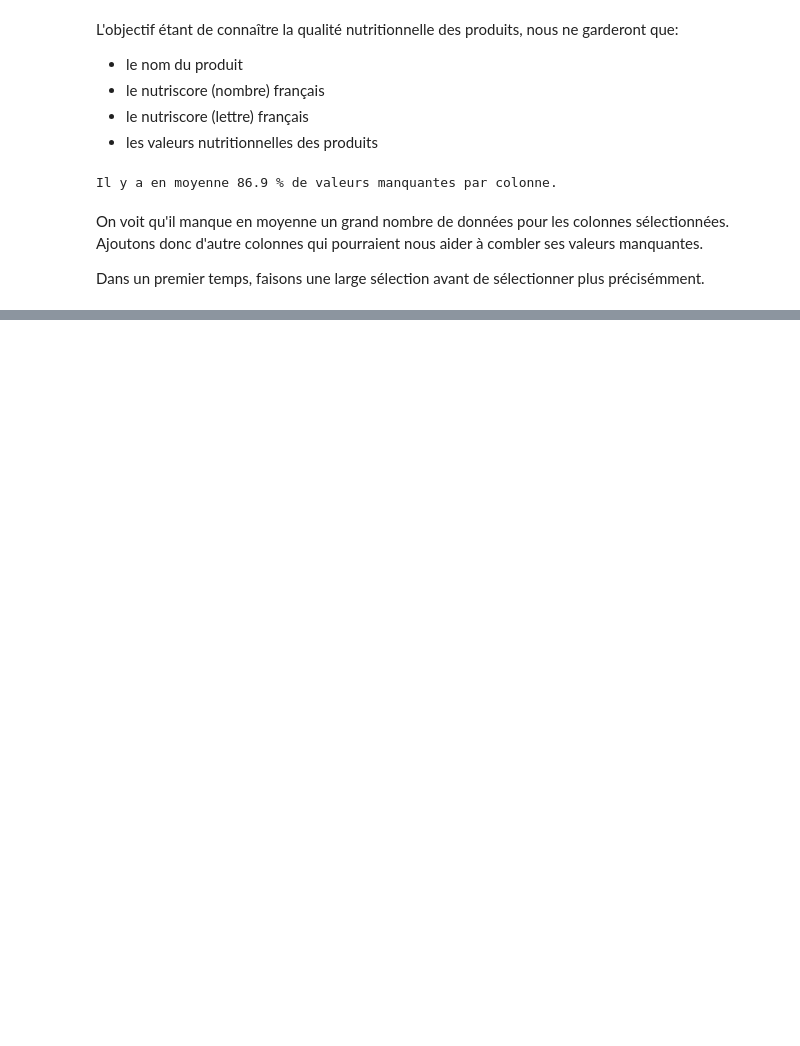
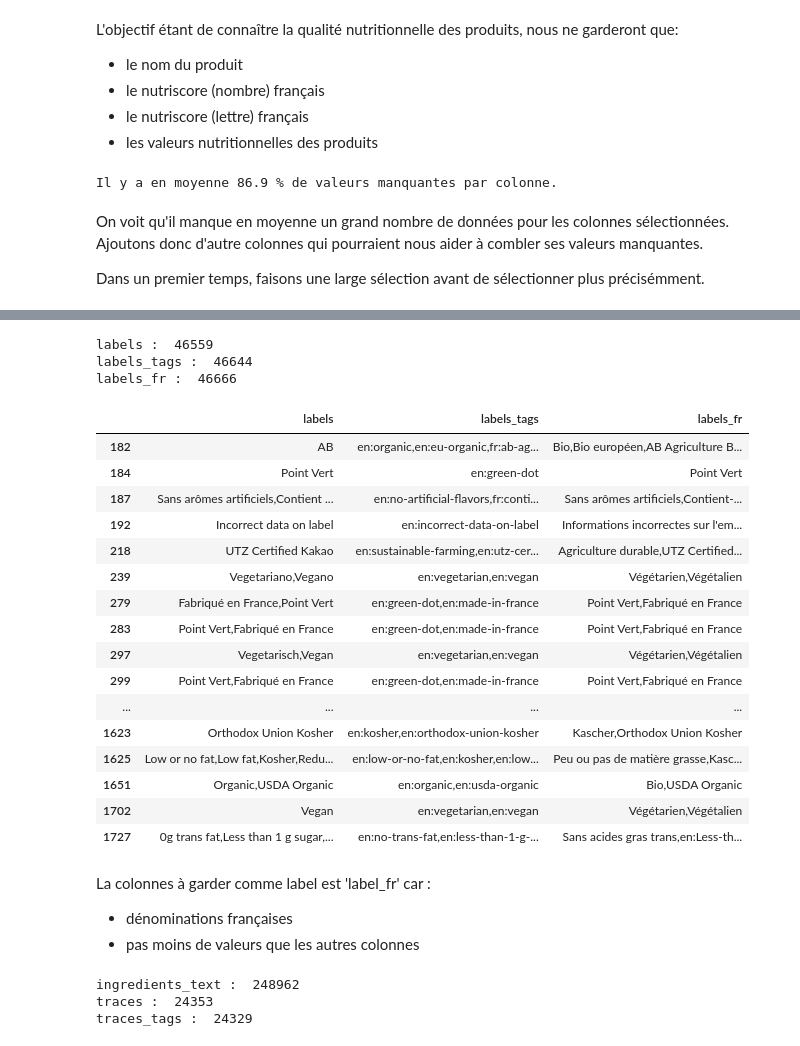
Before and after one commit to Nacim-B/Sante_Publique_France, a Jupyter notebook: Sante_Publique.ipynb, the cells around one changed output, grey strips where cells are left out. Saved outputs shown, nothing was run; the diff lists cells and outputs as text; code cells hidden in the pictures; blank space fills up the shorter version.

```diff
--- a/Sante_Publique.ipynb
+++ b/Sante_Publique.ipynb
@@ -87,0 +116,34 @@ False
+# %%
+# valeurs non nulles pour la liste categorie
+
+nombreNotNa(df, label)
+# %% [output]
+labels :  46559
+labels_tags :  46644
+labels_fr :  46666
+# %%
+# 40 lignes des colonnes label, où aucune valeur nulle n'est présente
+
+df[label].dropna(subset=label, how='any').head(40)
+# %% [output]
+|  | labels | labels_tags | labels_fr |
+| 182 | AB | en:organic,en:eu-organic,fr:ab-ag... | Bio,Bio européen,AB Agriculture B... |
+| 184 | Point Vert | en:green-dot | Point Vert |
+| 187 | Sans arômes artificiels,Contient ... | en:no-artificial-flavors,fr:conti... | Sans arômes artificiels,Contient-... |
+| 192 | Incorrect data on label | en:incorrect-data-on-label | Informations incorrectes sur l'em... |
+| 218 | UTZ Certified Kakao | en:sustainable-farming,en:utz-cer... | Agriculture durable,UTZ Certified... |
+| 239 | Vegetariano,Vegano | en:vegetarian,en:vegan | Végétarien,Végétalien |
+| 279 | Fabriqué en France,Point Vert | en:green-dot,en:made-in-france | Point Vert,Fabriqué en France |
+| 283 | Point Vert,Fabriqué en France | en:green-dot,en:made-in-france | Point Vert,Fabriqué en France |
+| 297 | Vegetarisch,Vegan | en:vegetarian,en:vegan | Végétarien,Végétalien |
+| 299 | Point Vert,Fabriqué en France | en:green-dot,en:made-in-france | Point Vert,Fabriqué en France |
+| ... | ... | ... | ... |
+| 1623 | Orthodox Union Kosher | en:kosher,en:orthodox-union-kosher | Kascher,Orthodox Union Kosher |
+| 1625 | Low or no fat,Low fat,Kosher,Redu... | en:low-or-no-fat,en:kosher,en:low... | Peu ou pas de matière grasse,Kasc... |
+| 1651 | Organic,USDA Organic | en:organic,en:usda-organic | Bio,USDA Organic |
+| 1702 | Vegan | en:vegetarian,en:vegan | Végétarien,Végétalien |
+| 1727 | 0g trans fat,Less than 1 g sugar,... | en:no-trans-fat,en:less-than-1-g-... | Sans acides gras trans,en:Less-th... |
+# %% [markdown]
+La colonnes à garder comme label est 'label_fr' car :
+  - dénominations françaises
+  - pas moins de valeurs que les autres colonnes
@@ -87,0 +152,8 @@ False
+# %%
+# valeurs non nulles pour la liste categorie
+
+nombreNotNa(df, ingredient)
+# %% [output]
+ingredients_text :  248962
+traces :  24353
+traces_tags :  24329
```
Also changed, not shown: parts of 16 cells of this notebook.
